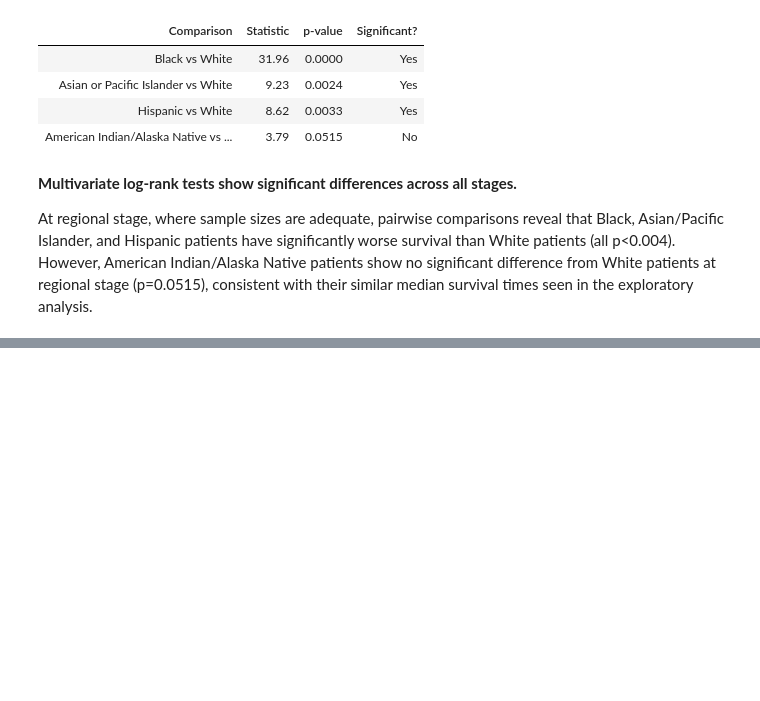
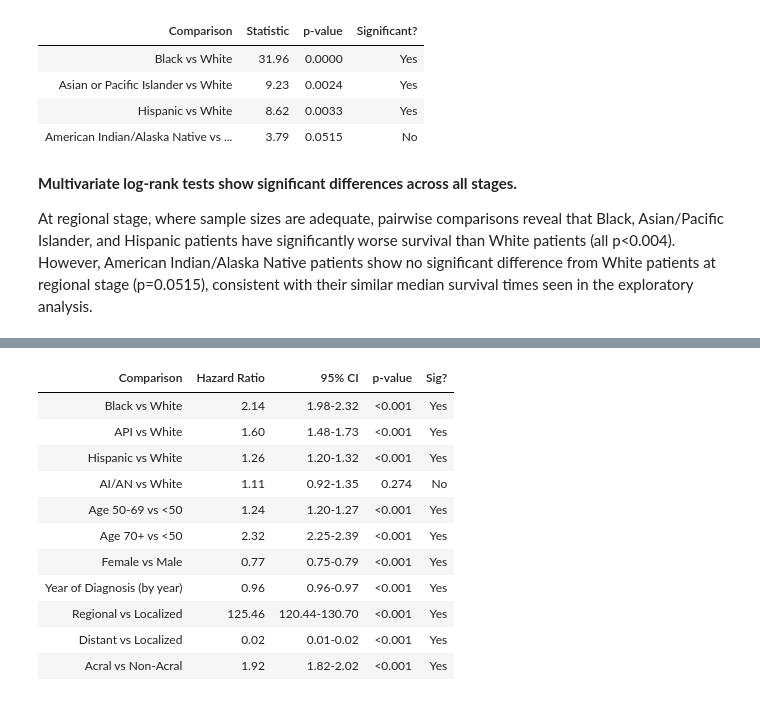
Before and after one commit to kpannoni/melanoma-project, a Jupyter notebook: notebooks/03_survival_analysis.ipynb, the cells around one changed output, grey strips where cells are left out. Drawn from its saved outputs; the diff is of its cells as text; code cells hidden in the pictures; blank space fills up the shorter version.

```diff
--- a/notebooks/03_survival_analysis.ipynb
+++ b/notebooks/03_survival_analysis.ipynb
@@ -134,0 +149,11 @@ From this dataset, melanoma has an overall cause-specific mortality of **12.1%**
+# %%
+# Convert survival_months to float (since 0.01 is a decimal)
+mel_data['survival_months'] = mel_data['survival_months'].astype(float)
+
+# Recode zero survival times for Cox regression
+print(f"Patients with 0 survival months: {(mel_data['survival_months'] == 0).sum()}")
+mel_data.loc[mel_data['survival_months'] == 0, 'survival_months'] = 0.01
+print("\nZero survival times recoded to 0.01 months for numerical stability.")
+
+# Check that there are no patients left with 0 survival time
+print(f"Patients left with 0 survival months: {(mel_data['survival_months'] == 0).sum()}")
@@ -524,0 +641,52 @@ At regional stage, where sample sizes are adequate, pairwise comparisons reveal
+# %%
+# Let's create the Model 2: Clinical Factors
+
+# Initialize next COX model (with penalizer)
+cph2 = CoxPHFitter(penalizer=0.01)
+
+# Get the data for Model 2
+model2_data = mel_data[['survival_months', 'event', 'race_labels',
+                         'age_category', 'sex', 'year_diag', 'stage', 'acral']].copy()
+
+
+# Make sure categorical variables are the right type and in order
+model2_data['race_labels'] = pd.Categorical(model2_data['race_labels'], categories=ref_order) # White is reference
+model2_data['age_category'] = pd.Categorical(model2_data['age_category'], categories=['<50', '50-69', '70+']) # <50 is reference
+model2_data['sex'] = pd.Categorical(model1_data['sex'], categories=['Male', 'Female']) # male is reference
+model2_data['stage'] = pd.Categorical(model2_data['stage'], categories=['Localized', 'Regional', 'Distant']) # Localized is reference
+
+# Fit the model with the data
+cph2.fit(model2_data,
+        duration_col='survival_months',
+        event_col='event',
+        formula="race_labels + age_category + sex + year_diag + stage + acral")
+
+# Extract results from the fitted model
+model2_results = cph2.summary.copy()
+
+# Display results with key diagnostics
+print("MODEL 2: Clinical Factors")
+print(f"Observations: {cph2.summary.shape[0]:,}")
+print(f"Events: {cph2.event_observed.sum():,}")
+print(f"Concordance: {cph2.concordance_index_:.3f}\n")
+
+# Add the acral comparison to comparison_labels
+comparison_labels['acral'] = "Acral vs Non-Acral"
+comparison_labels['stage[T.Regional]'] = "Regional vs Localized"
+comparison_labels['stage[T.Distant]'] = "Distant vs Localized"
+
+# Build the summary table
+model2_summary = pd.DataFrame({
+    'Comparison': [comparison_labels.get(idx, idx) for idx in model2_results.index],
+    'Hazard Ratio': model2_results['exp(coef)'].apply(lambda x: f'{x:.2f}'), # round to 2 decimals and format as string
+    '95% CI': model2_results.apply(lambda row: f"{row['exp(coef) lower 95%']:.2f}-{row['exp(coef) upper 95%']:.2f}", axis=1), # get CI range
+    'p-value': model2_results['p'].apply(lambda x: '<0.001' if x < 0.001 else f'{x:.3f}'), # clean up p-value
+    'Sig?': model2_results['p'].apply(lambda x: 'Yes' if x < 0.05 else 'No') # print yes/no for significance
+})
+
+# Remove the index
+model2_summary = model2_summary.reset_index(drop=True)
+
+print("MODEL 2 SUMMARY")
+display(model2_summary.style.hide(axis="index"))
+# %% [output]
@@ -524,0 +699,12 @@ At regional stage, where sample sizes are adequate, pairwise comparisons reveal
+| Comparison | Hazard Ratio | 95% CI | p-value | Sig? |
+| Black vs White | 2.14 | 1.98-2.32 | <0.001 | Yes |
+| API vs White | 1.60 | 1.48-1.73 | <0.001 | Yes |
+| Hispanic vs White | 1.26 | 1.20-1.32 | <0.001 | Yes |
+| AI/AN vs White | 1.11 | 0.92-1.35 | 0.274 | No |
+| Age 50-69 vs <50 | 1.24 | 1.20-1.27 | <0.001 | Yes |
+| Age 70+ vs <50 | 2.32 | 2.25-2.39 | <0.001 | Yes |
+| Female vs Male | 0.77 | 0.75-0.79 | <0.001 | Yes |
+| Year of Diagnosis (by year) | 0.96 | 0.96-0.97 | <0.001 | Yes |
+| Regional vs Localized | 125.46 | 120.44-130.70 | <0.001 | Yes |
+| Distant vs Localized | 0.02 | 0.01-0.02 | <0.001 | Yes |
+| Acral vs Non-Acral | 1.92 | 1.82-2.02 | <0.001 | Yes |
```
Also changed, not shown: parts of 23 cells of this notebook, 5 other files.
